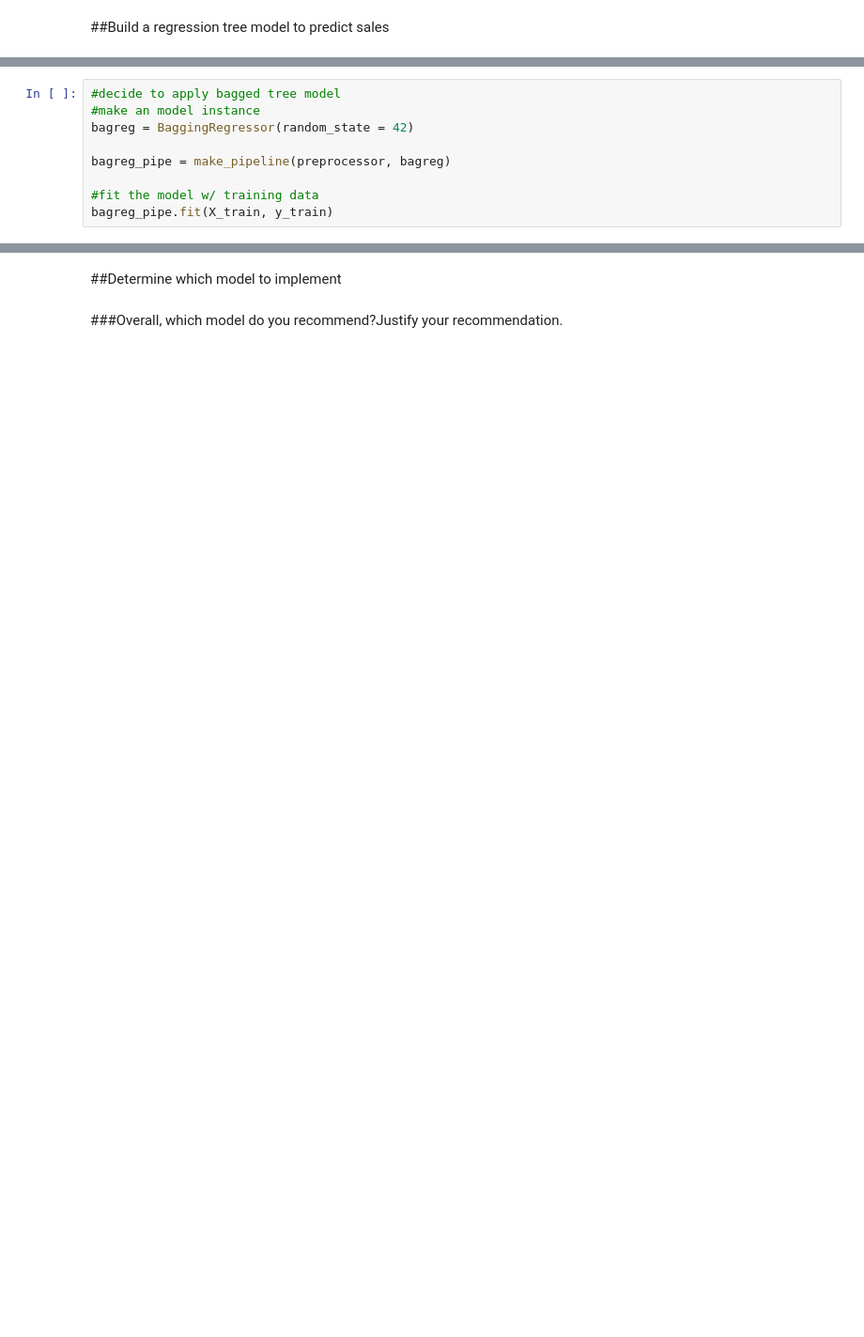
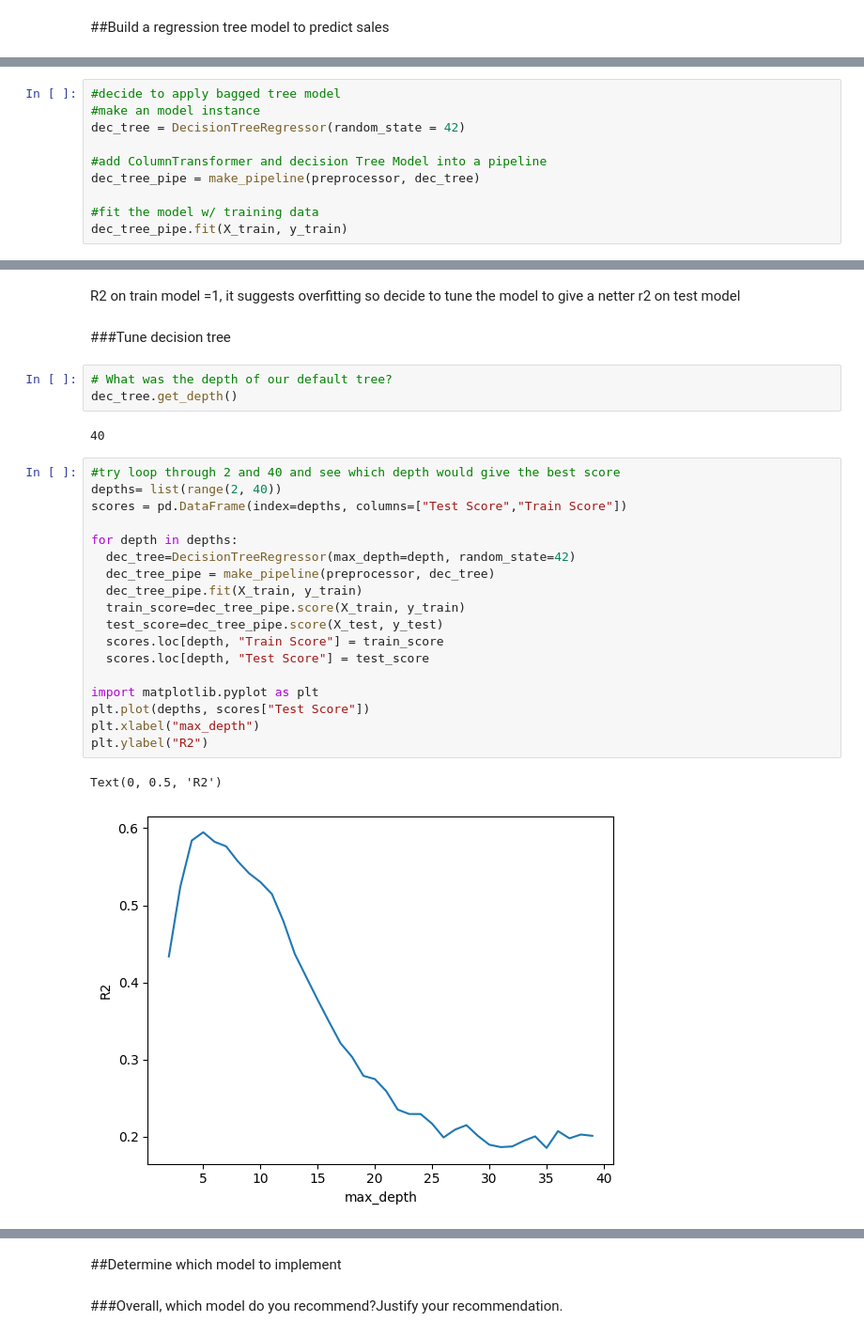
Before and after one commit to hawkeyedatatsai/food-sales-predictions, a Jupyter notebook: 5_Heng_Tser_Tsai_Food_Sales_Predictions.ipynb, the cells around one changed output, grey strips where cells are left out. Shown: that part at 94% size. Saved outputs shown, nothing was run; the diff lists cells and outputs as text; blank space fills up the shorter version.

```diff
--- a/5_Heng_Tser_Tsai_Food_Sales_Predictions.ipynb
+++ b/5_Heng_Tser_Tsai_Food_Sales_Predictions.ipynb
@@ -944,12 +945,13 @@ Model Testing RMSE: 1092.8621204398453
 # %%
 #decide to apply bagged tree model
 #make an model instance
-bagreg = BaggingRegressor(random_state = 42)
+dec_tree = DecisionTreeRegressor(random_state = 42)
 
-bagreg_pipe = make_pipeline(preprocessor, bagreg)
+#add ColumnTransformer and decision Tree Model into a pipeline
+dec_tree_pipe = make_pipeline(preprocessor, dec_tree)
 
 #fit the model w/ training data
-bagreg_pipe.fit(X_train, y_train)
+dec_tree_pipe.fit(X_train, y_train)
 # %% [output]
 Pipeline(steps=[('columntransformer',
                  ColumnTransformer(remainder='passthrough',
@@ -997,0 +997,30 @@ Model Testing RMSE: 1131.8332987865967
+# %% [markdown]
+R2 on train model =1, it suggests overfitting so decide to tune the model to give a netter r2 on test model
+# %% [markdown]
+###Tune decision tree
+# %%
+# What was the depth of our default tree?
+dec_tree.get_depth()
+# %% [output]
+40
+# %%
+#try loop through 2 and 40 and see which depth would give the best score
+depths= list(range(2, 40))
+scores = pd.DataFrame(index=depths, columns=["Test Score","Train Score"])
+
+for depth in depths:
+  dec_tree=DecisionTreeRegressor(max_depth=depth, random_state=42)
+  dec_tree_pipe = make_pipeline(preprocessor, dec_tree)
+  dec_tree_pipe.fit(X_train, y_train)
+  train_score=dec_tree_pipe.score(X_train, y_train)
+  test_score=dec_tree_pipe.score(X_test, y_test)
+  scores.loc[depth, "Train Score"] = train_score
+  scores.loc[depth, "Test Score"] = test_score
+
+import matplotlib.pyplot as plt
+plt.plot(depths, scores["Test Score"])
+plt.xlabel("max_depth")
+plt.ylabel("R2")
+# %% [output]
+Text(0, 0.5, 'R2')
+[figure, added]
```
Also changed, not shown: parts of 20 cells of this notebook.
